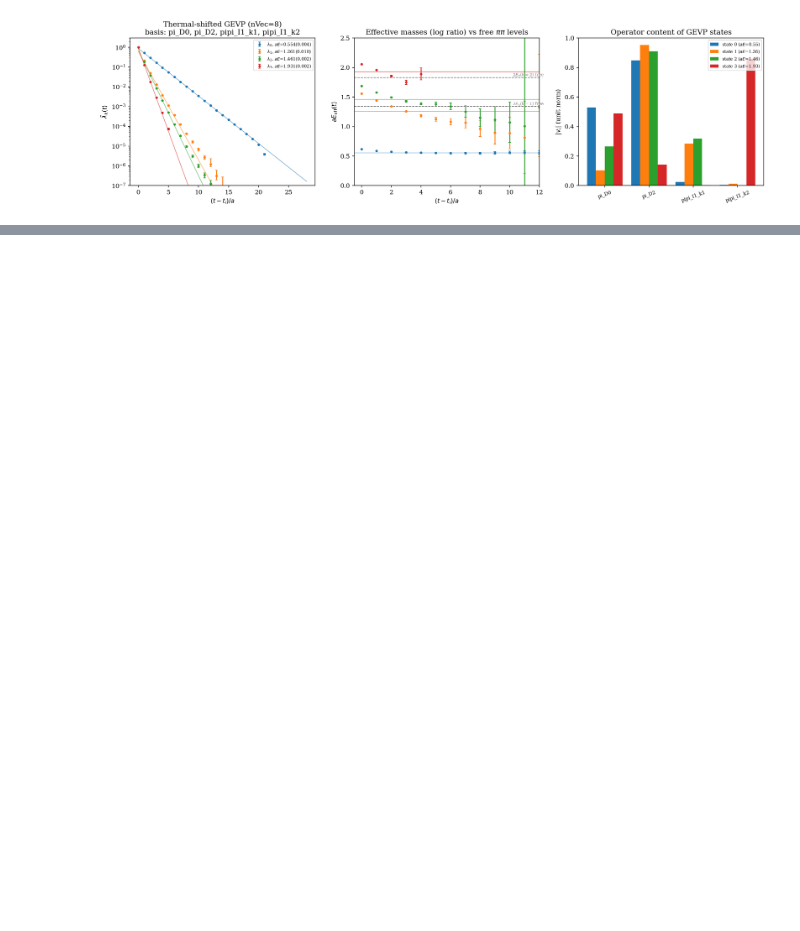
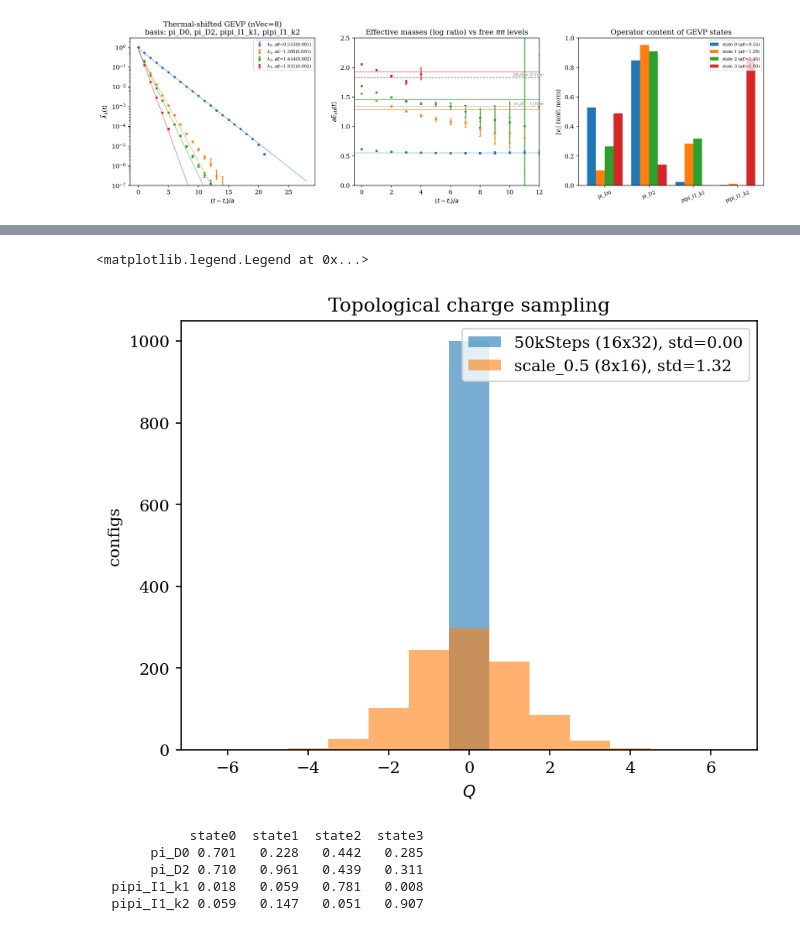
Before and after one commit to wurdahl/schwingerModel, a Jupyter notebook: distillGEVP.ipynb, the cells around one changed output, grey strips where cells are left out. Cells and saved outputs as stored; diff of their text form; code cells hidden in the pictures; blank space fills up the shorter version.

```diff
--- a/distillGEVP.ipynb
+++ b/distillGEVP.ipynb
@@ -184,0 +179,55 @@ Text(0.5, 1.0, 'Pion mass under $\\theta$ reweighting')
+# %%
+#the fine lattice is topologically frozen (single Q sector over the whole run),
+#so its theta reweighting has no Q variance to work with. The coarser scale_0.5
+#lattice tunnels between sectors and supports a real theta scan.
+with open('configs/50kSteps_scale_0.5.pkl', 'rb') as f:
+    model05 = pickle.load(f)
+
+def topCharge(links):
+    Ut, Ux = links[:,:,0], links[:,:,1]
+    plaq = Ux*np.roll(Ut,-1,0)*np.conj(np.roll(Ux,-1,1))*np.conj(Ut)
+    return np.sum(np.angle(plaq))/(2*np.pi)
+
+qsFine   = np.array([topCharge(model.linkHistory[i])   for i in range(0, model.metroSteps, 50)])
+qsCoarse = np.array([topCharge(model05.linkHistory[i]) for i in range(0, model05.metroSteps, 50)])
+
+plt.figure(dpi=150)
+bins = np.arange(-6.5, 7.5)
+plt.hist(np.round(qsFine),   bins=bins, alpha=.6, label=f'50kSteps (16x32), std={qsFine.std():.2f}')
+plt.hist(np.round(qsCoarse), bins=bins, alpha=.6, label=f'scale_0.5 (8x16), std={qsCoarse.std():.2f}')
+plt.xlabel('$Q$'); plt.ylabel('configs')
+plt.title('Topological charge sampling')
+plt.legend()
+# %% [output]
+<matplotlib.legend.Legend at 0x...>
+[figure, added]
+# %%
+#scale_0.5 GEVP: dimx=8, so nVec=5 keeps complete +-momentum shells (1+2+2)
+nVec05 = 5
+ops05 = sim.distillation.pionBasis(derivCounts=(0,2), pipiMomenta=(1,2))
+
+dataFile05 = 'configs/50kSteps_scale_0.5_pionBasis_distillData.pkl'
+if os.path.exists(dataFile05):
+    with open(dataFile05, 'rb') as f:
+        data05 = pickle.load(f)
+else:
+    data05 = sim.distillation.computeInterpCorrelData(model05, ops05, burnIn=0, autocorrSkip=50,
+                                                      numVecs=nVec05, cacheDir='distillCache/50kSteps_scale_0.5')
+    with open(dataFile05, 'wb') as f:
+        pickle.dump(data05, f)
+
+out05 = sim.distillation.interpGEVPStats(model05, ops05, data=data05, theta=0,
+                                         ti=ti, numResamples=2000, thermalShift=True)
+mean05, errs05, cov05, refVecs05 = out05
+nT05 = mean05.shape[0]
+
+content05 = np.abs(refVecs05) / np.linalg.norm(refVecs05, axis=0)
+print("            " + "  ".join(f"state{k}" for k in range(len(ops05))))
+for iOp in range(len(ops05)):
+    print(f"{opNames[iOp]:>12}" + "  ".join(f"{content05[iOp,k]:6.3f}" for k in range(len(ops05))))
+# %% [output]
+            state0  state1  state2  state3
+       pi_D0 0.701   0.228   0.442   0.285
+       pi_D2 0.710   0.961   0.439   0.311
+  pipi_I1_k1 0.018   0.059   0.781   0.008
+  pipi_I1_k2 0.059   0.147   0.051   0.907
```
Also changed, not shown: parts of 8 cells of this notebook.
